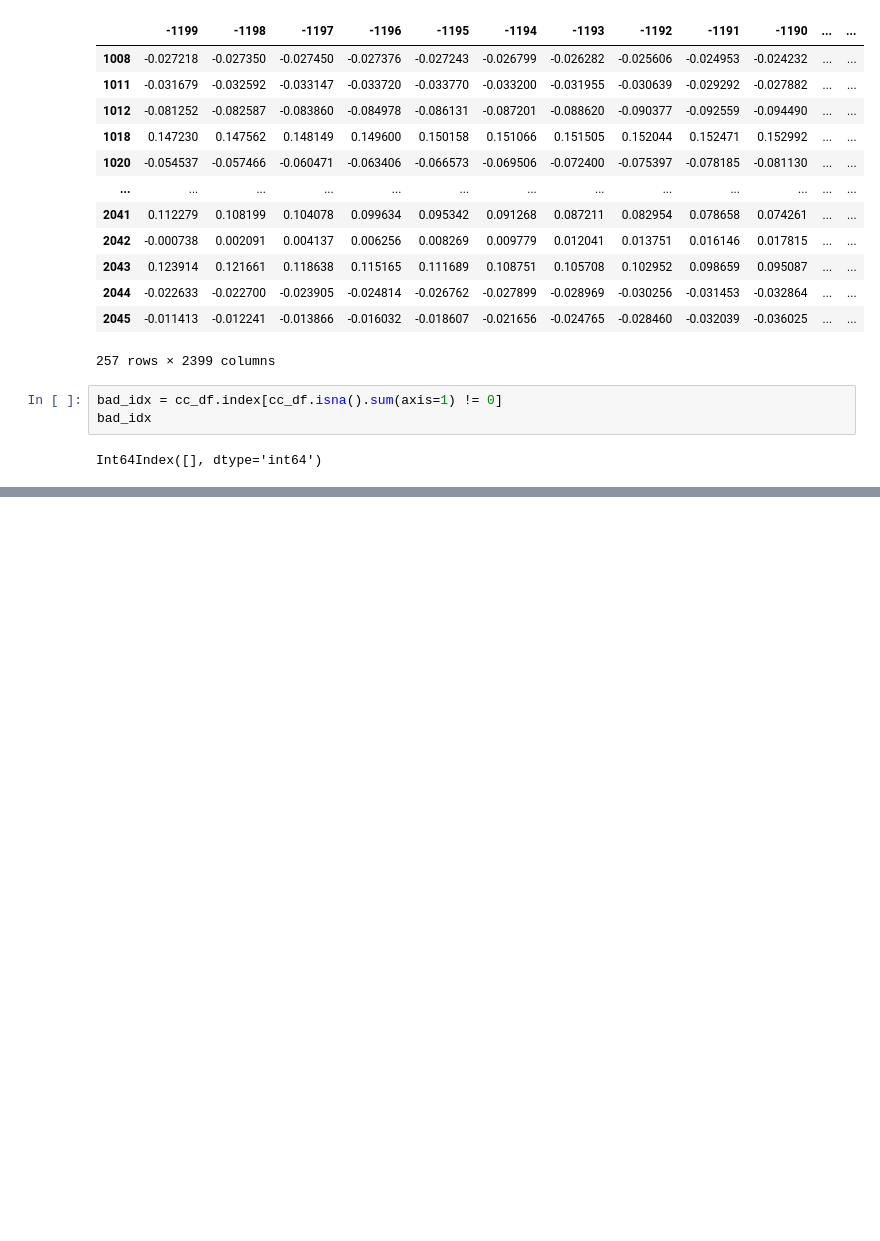
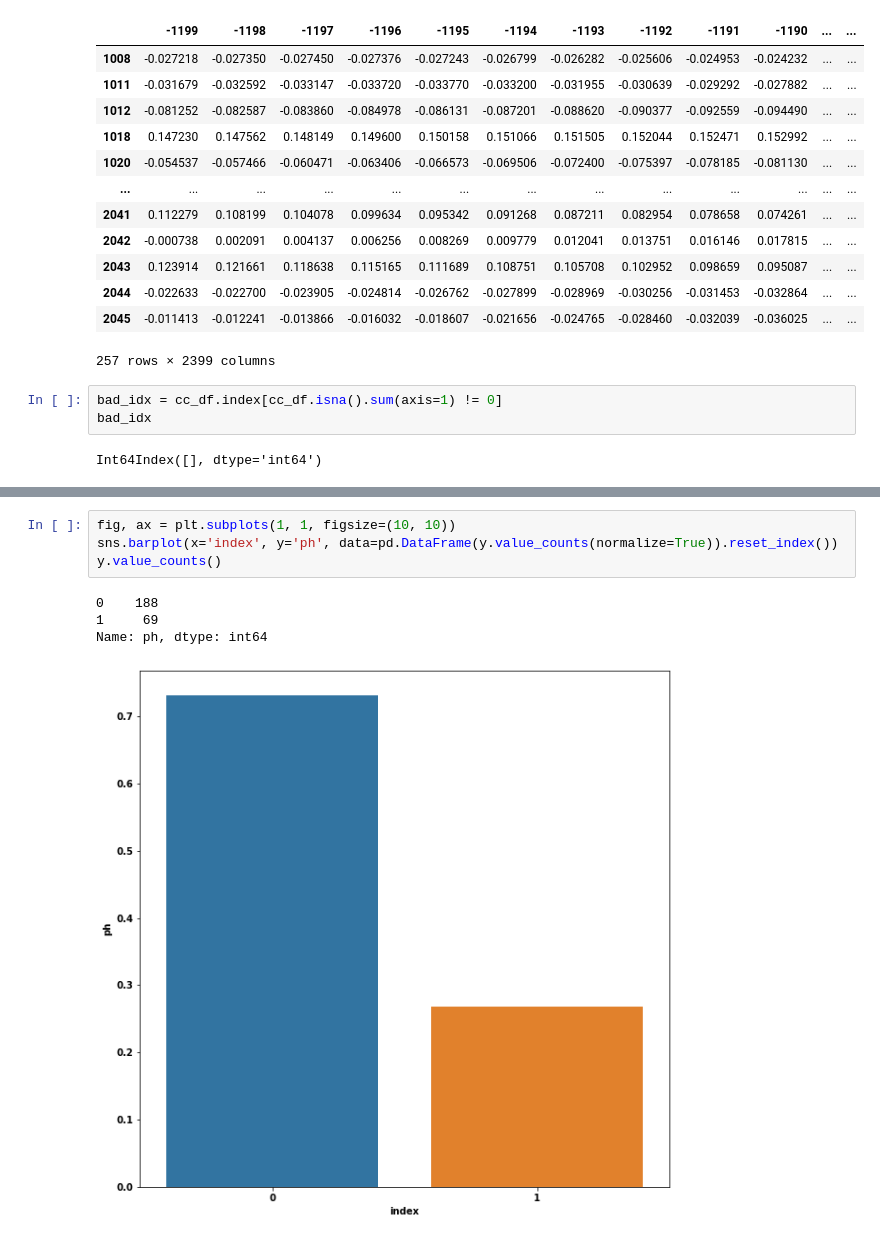
Before and after one commit to lujoselu98/TFM, a Jupyter notebook: Transformations/filter_data.ipynb, the cells around one changed output, grey strips where cells are left out. Cells and saved outputs as stored; diff of their text form; blank space fills up the shorter version.

```diff
--- a/Transformations/filter_data.ipynb
+++ b/Transformations/filter_data.ipynb
@@ -122,0 +145,9 @@ Int64Index([], dtype='int64')
+# %%
+fig, ax = plt.subplots(1, 1, figsize=(10, 10))
+sns.barplot(x='index', y='ph', data=pd.DataFrame(y.value_counts(normalize=True)).reset_index())
+y.value_counts()
+# %% [output]
+0    188
+1     69
+Name: ph, dtype: int64
+[figure, added]
```
Also changed, not shown: parts of 7 cells of this notebook, 5 other files.
